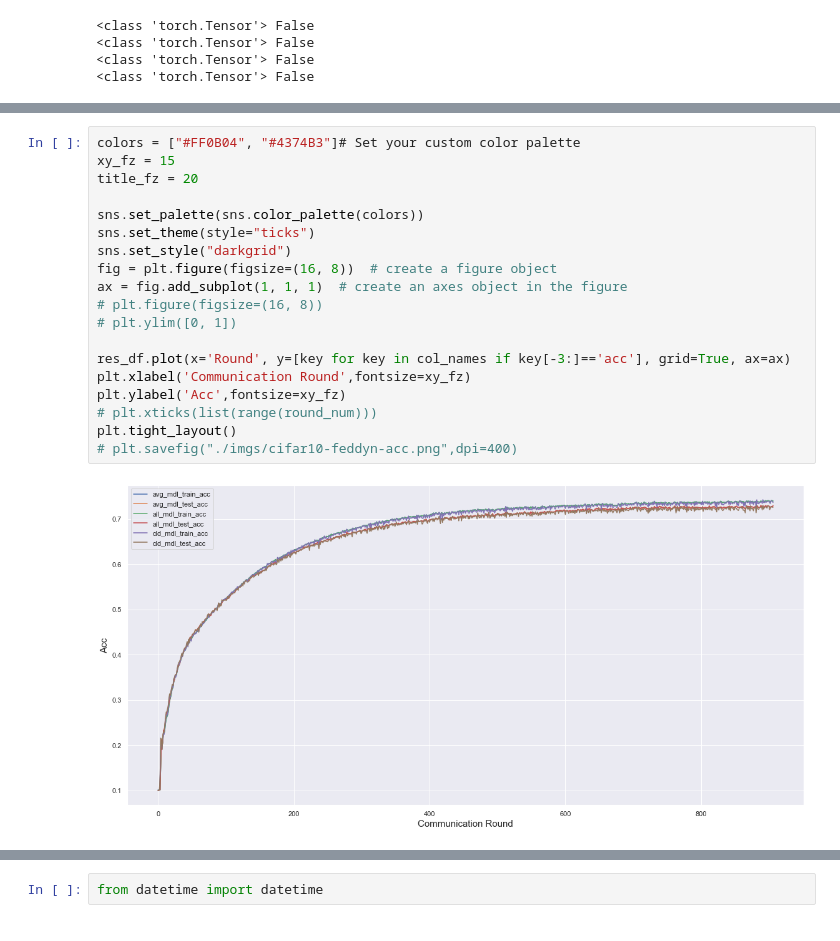
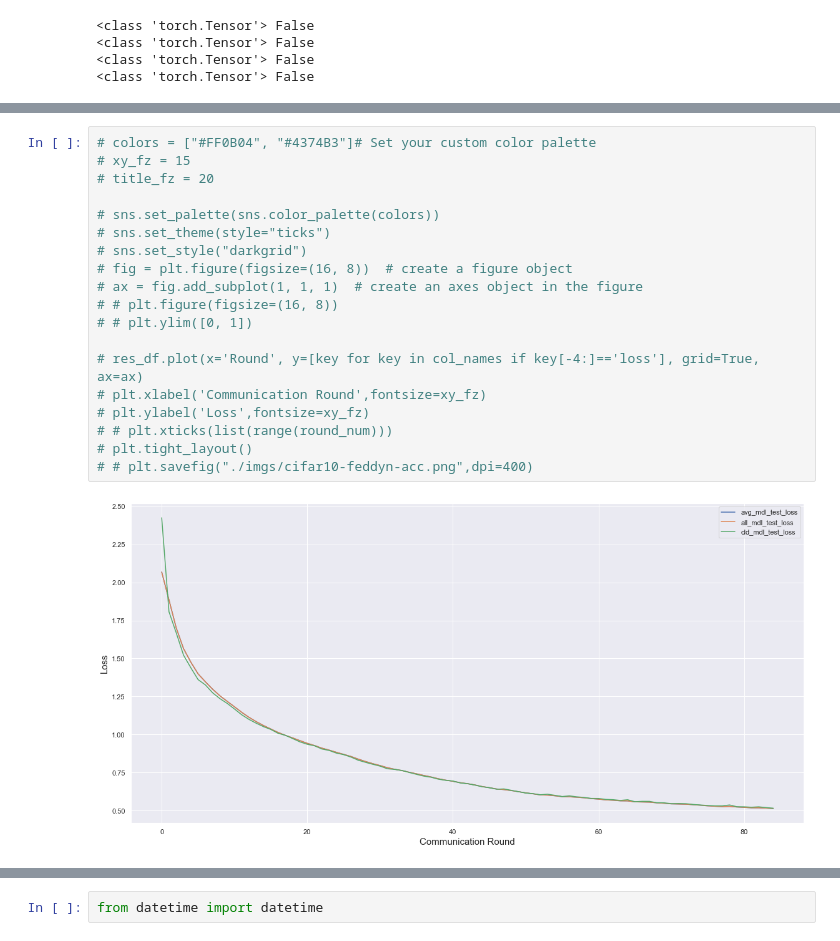
Before and after one commit to SMILELab-FL/FedLab-benchmarks, a Jupyter notebook: fedlab_benchmarks/feddyn/try-feddyn.ipynb, the cells around one changed output, grey strips where cells are left out. Cells and saved outputs as stored; diff of their text form.

```diff
--- a/fedlab_benchmarks/feddyn/try-feddyn.ipynb
+++ b/fedlab_benchmarks/feddyn/try-feddyn.ipynb
@@ -94,21 +169,21 @@ col_names = list(res_df.columns)
 # %%
-colors = ["#FF0B04", "#4374B3"]# Set your custom color palette
-xy_fz = 15
-title_fz = 20
+# colors = ["#FF0B04", "#4374B3"]# Set your custom color palette
+# xy_fz = 15
+# title_fz = 20
 
-sns.set_palette(sns.color_palette(colors))
-sns.set_theme(style="ticks")
-sns.set_style("darkgrid")
-fig = plt.figure(figsize=(16, 8))  # create a figure object
-ax = fig.add_subplot(1, 1, 1)  # create an axes object in the figure
-# plt.figure(figsize=(16, 8))
-# plt.ylim([0, 1])
+# sns.set_palette(sns.color_palette(colors))
+# sns.set_theme(style="ticks")
+# sns.set_style("darkgrid")
+# fig = plt.figure(figsize=(16, 8))  # create a figure object
+# ax = fig.add_subplot(1, 1, 1)  # create an axes object in the figure
+# # plt.figure(figsize=(16, 8))
+# # plt.ylim([0, 1])
 
-res_df.plot(x='Round', y=[key for key in col_names if key[-3:]=='acc'], grid=True, ax=ax)
-plt.xlabel('Communication Round',fontsize=xy_fz)
-plt.ylabel('Acc',fontsize=xy_fz)
-# plt.xticks(list(range(round_num)))
-plt.tight_layout()
-# plt.savefig("./imgs/cifar10-feddyn-acc.png",dpi=400)
+# res_df.plot(x='Round', y=[key for key in col_names if key[-4:]=='loss'], grid=True, ax=ax)
+# plt.xlabel('Communication Round',fontsize=xy_fz)
+# plt.ylabel('Loss',fontsize=xy_fz)
+# # plt.xticks(list(range(round_num)))
+# plt.tight_layout()
+# # plt.savefig("./imgs/cifar10-feddyn-acc.png",dpi=400)
 # %% [output]
-[figure, old version]
+[figure, new version]
```
Also changed, not shown: parts of 11 cells of this notebook, 7 other files.
